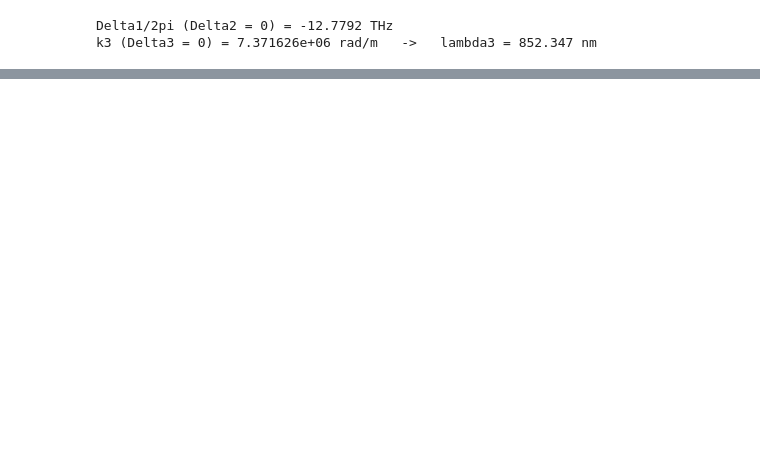
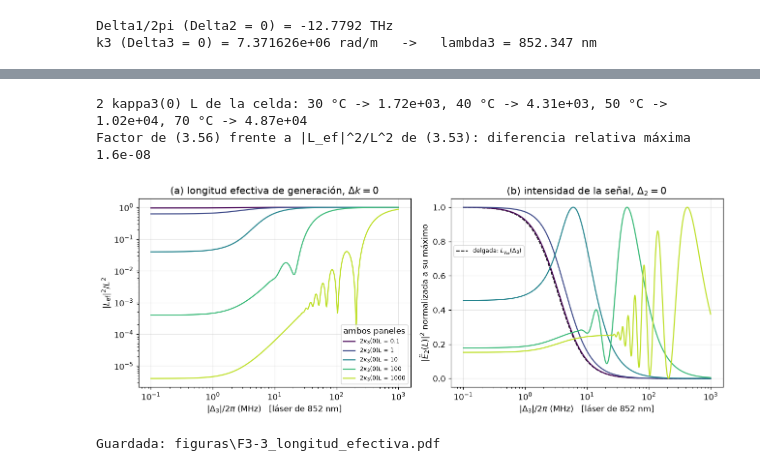
Before and after one commit to Mateo-Rubio/Computations-Four-Wave-Mixing, a Jupyter notebook: Rama_B/Teoria/capitulo3.ipynb, the cells around one changed output, grey strips where cells are left out. Drawn from its saved outputs; the diff is of its cells as text; code cells hidden in the pictures; blank space fills up the shorter version.

```diff
--- a/Rama_B/Teoria/capitulo3.ipynb
+++ b/Rama_B/Teoria/capitulo3.ipynb
@@ -292,0 +360,59 @@ print(f"(longitud de la celda: {L_celda * 1e3:.0f} mm)")
+# %%
+OD0_LISTA = [0.1, 1, 10, 100, 1000]   # 2 κ3(Δ3=0) L. PENDIENTE: el PDF no fija la lista de valores
+
+def kappa_beta_3_L(D3, OD0):
+    # (κ3 L, β3 L) de la ec. (3.26) para una profundidad óptica en resonancia OD0 = 2 κ3(Δ3=0) L
+    k3_rel = numero_de_onda(frecuencias_laser(D2_FIJA, D3)[2]) / k3_res      # k3(Δ3)/k3(Δ3=0)
+    kL = 0.5 * OD0 * k3_rel * lorentziana(D3, gamma_ba)
+    return kL, kL * D3 / gamma_ba
+
+def L_ef_sobre_L(D3, OD0):
+    # L_ef/L, ec. (3.53) con Δk = 0; -expm1(-x)/x es (1 - e^{-x})/x sin cancelaciones
+    kL, bL = kappa_beta_3_L(D3, OD0)
+    qL = kL + 1j * bL
+    return -np.expm1(-qL) / qL
+
+def intensidad_senal(D2, D3, OD0):
+    # |E2(L)|^2, ec. (3.56), en unidades de |E1|^4 |E3(0)|^2 L^2
+    kL, bL = kappa_beta_3_L(D3, OD0)
+    k2 = numero_de_onda(frecuencias_laser(D2, D3)[1])
+    corchete = 1 + np.exp(-2 * kL) - 2 * np.exp(-kL) * np.cos(bL)
+    return k2**2 / 4 * np.abs(chi3_PB(D2, D3, N_FIG))**2 * corchete / (kL**2 + bL**2)
+
+print("2 kappa3(0) L de la celda:", ", ".join(f"{TC:g} °C -> {2 * kappa_beta_3(D2_FIJA, 0.0, N)[0] * L_celda:.3g}"
+                                               for TC, N in zip(T_C, N_lista)))
+
+D3 = np.logspace(-1, 3, N_PUNTOS)
+colores = plt.cm.viridis(np.linspace(0, 0.9, len(OD0_LISTA)))
+fig, axs = plt.subplots(1, 2, figsize=(12, 4.6))
+axs[1].semilogx(D3, lorentziana(D3, gamma_cb), "k--", lw=1.2,
+                label=r"delgada: $L_{\gamma_{cb}}(\Delta_3)$")
+dif_max = 0.0
+for OD0, color in zip(OD0_LISTA, colores):
+    etiqueta = rf"$2\kappa_3(0)L$ = {OD0:g}"
+    Lr = np.abs(L_ef_sobre_L(D3, OD0))**2
+    axs[0].loglog(D3, Lr, color=color, label=etiqueta)
+    I2 = intensidad_senal(0.0, D3, OD0)
+    axs[1].semilogx(D3, I2 / I2.max(), color=color, label=etiqueta)
+    # El factor de (3.56) debe coincidir con |L_ef|^2/L^2 de (3.53)
+    kL, bL = kappa_beta_3_L(D3, OD0)
+    factor = (1 + np.exp(-2 * kL) - 2 * np.exp(-kL) * np.cos(bL)) / (kL**2 + bL**2)
+    dif_max = max(dif_max, np.max(np.abs(factor / Lr - 1)))
+print(f"Factor de (3.56) frente a |L_ef|^2/L^2 de (3.53): diferencia relativa máxima {dif_max:.1e}")
+
+axs[0].set_ylabel(r"$|L_{\mathrm{ef}}|^2/L^2$")
+axs[0].set_title(r"(a) longitud efectiva de generación, $\Delta k=0$")
+axs[1].set_ylabel(r"$|\tilde E_2(L)|^2$ normalizada a su máximo")
+axs[1].set_title(r"(b) intensidad de la señal, $\Delta_2=0$")
+for ax in axs:
+    ax.set_xlabel(r"$|\Delta_3|/2\pi$ (MHz)   [láser de 852 nm]")
+axs[0].legend(fontsize=8, title="ambos paneles")
+axs[1].legend(handles=axs[1].lines[:1], fontsize=8, loc="center left", bbox_to_anchor=(0.0, 0.72))
+fig.tight_layout()
+plt.show()
+guardar(fig, "F3-3_longitud_efectiva")
+# %% [output]
+2 kappa3(0) L de la celda: 30 °C -> 1.72e+03, 40 °C -> 4.31e+03, 50 °C -> 1.02e+04, 70 °C -> 4.87e+04
+Factor de (3.56) frente a |L_ef|^2/L^2 de (3.53): diferencia relativa máxima 1.6e-08
+[figure, added]
+Guardada: figuras\F3-3_longitud_efectiva.pdf
```
Also changed, not shown: parts of 19 cells of this notebook, 13 other files.
